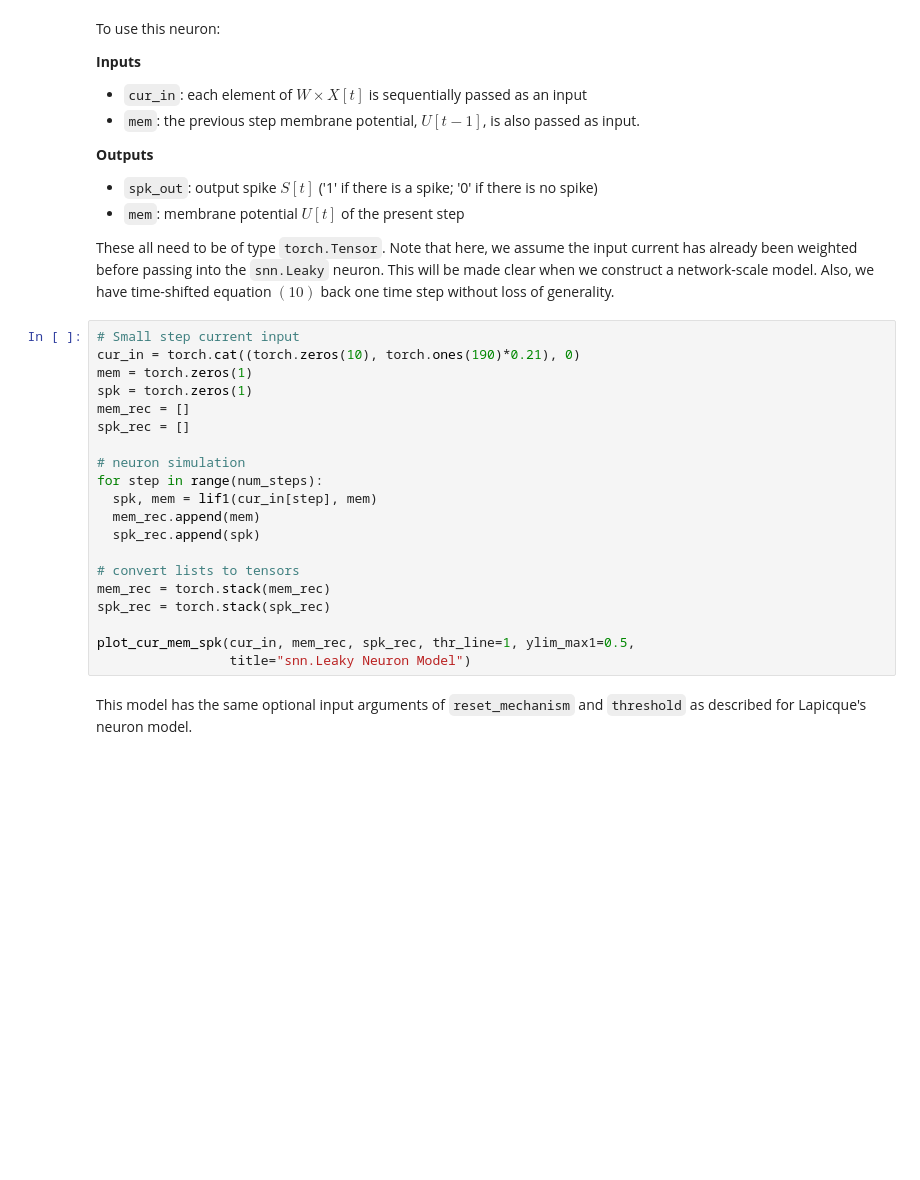
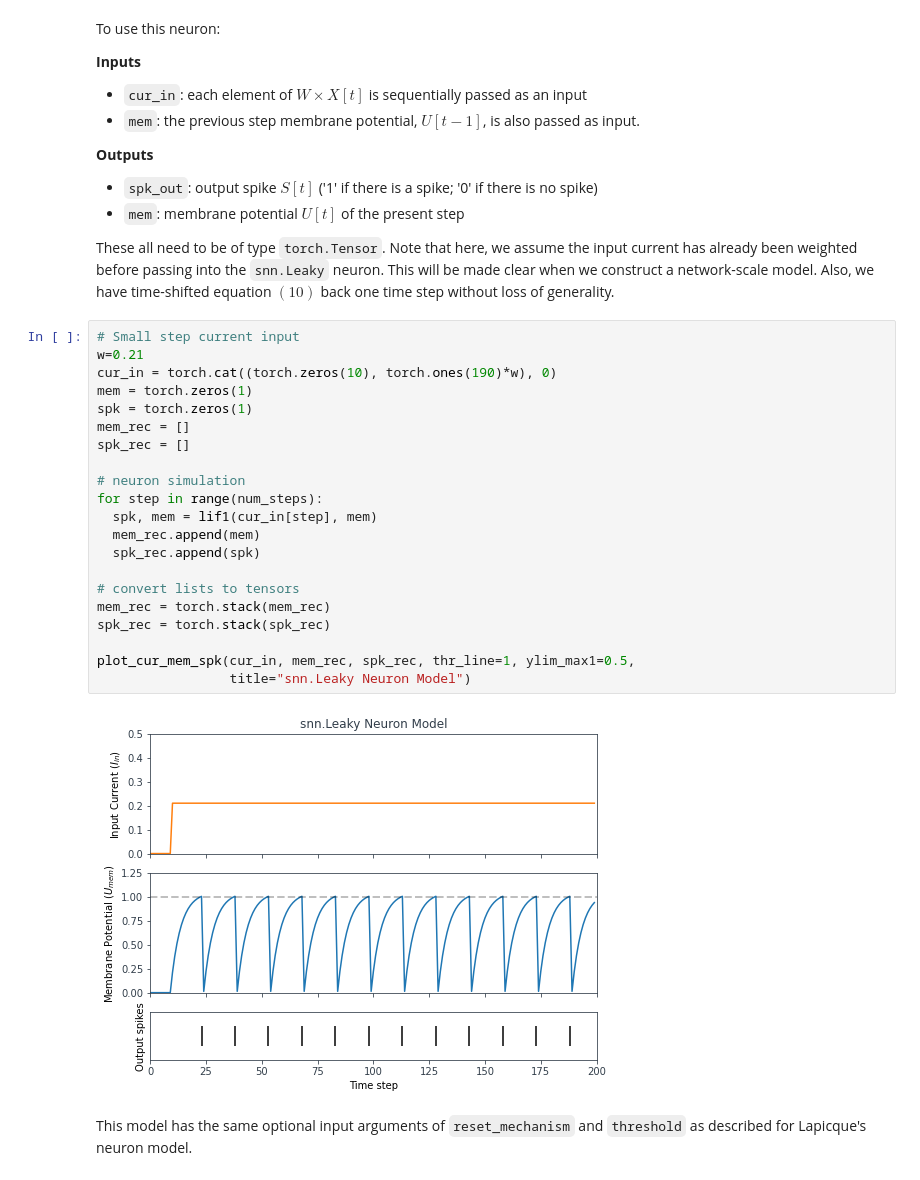
Before and after one commit to jeshraghian/snntorch, a Jupyter notebook: examples/tutorial_3_feedforward_snn.ipynb, the cells around one changed output. Drawn from its saved outputs; the diff is of its cells as text; blank space fills up the shorter version.

```diff
--- a/examples/tutorial_3_feedforward_snn.ipynb
+++ b/examples/tutorial_3_feedforward_snn.ipynb
@@ -214,24 +218,27 @@ To use this neuron:
 These all need to be of type `torch.Tensor`. Note that here, we assume the input current has already been weighted before passing into the `snn.Leaky` neuron. This will be made clear when we construct a network-scale model. Also, we have time-shifted equation $(10)$ back one time step without loss of generality.
 # %%
 # Small step current input
-cur_in = torch.cat((torch.zeros(10), torch.ones(190)*0.21), 0)
+w=0.21
+cur_in = torch.cat((torch.zeros(10), torch.ones(190)*w), 0)
 mem = torch.zeros(1)
 spk = torch.zeros(1)
 mem_rec = []
 spk_rec = []
 
 # neuron simulation
 for step in range(num_steps):
   spk, mem = lif1(cur_in[step], mem)
   mem_rec.append(mem)
   spk_rec.append(spk)
 
 # convert lists to tensors
 mem_rec = torch.stack(mem_rec)
 spk_rec = torch.stack(spk_rec)
 
 plot_cur_mem_spk(cur_in, mem_rec, spk_rec, thr_line=1, ylim_max1=0.5,
                  title="snn.Leaky Neuron Model")
+# %% [output]
+[figure, added]
 # %% [markdown]
 This model has the same optional input arguments of `reset_mechanism` and `threshold` as described for Lapicque's neuron model.
 # %% [markdown]
```
Also changed, not shown: parts of 9 cells of this notebook.
